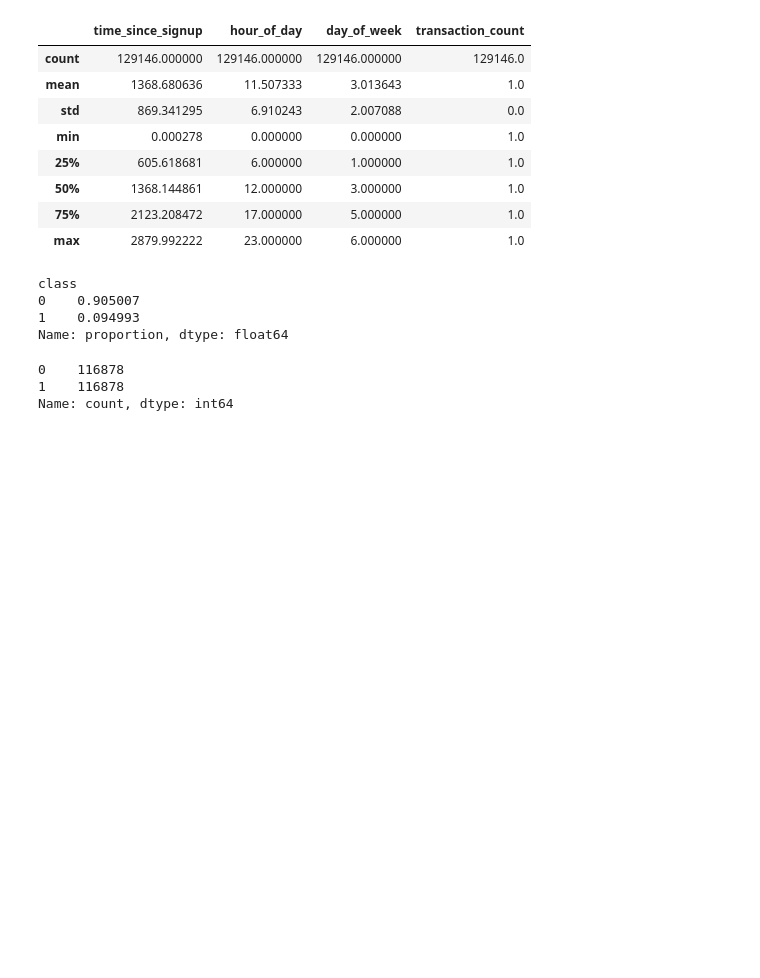
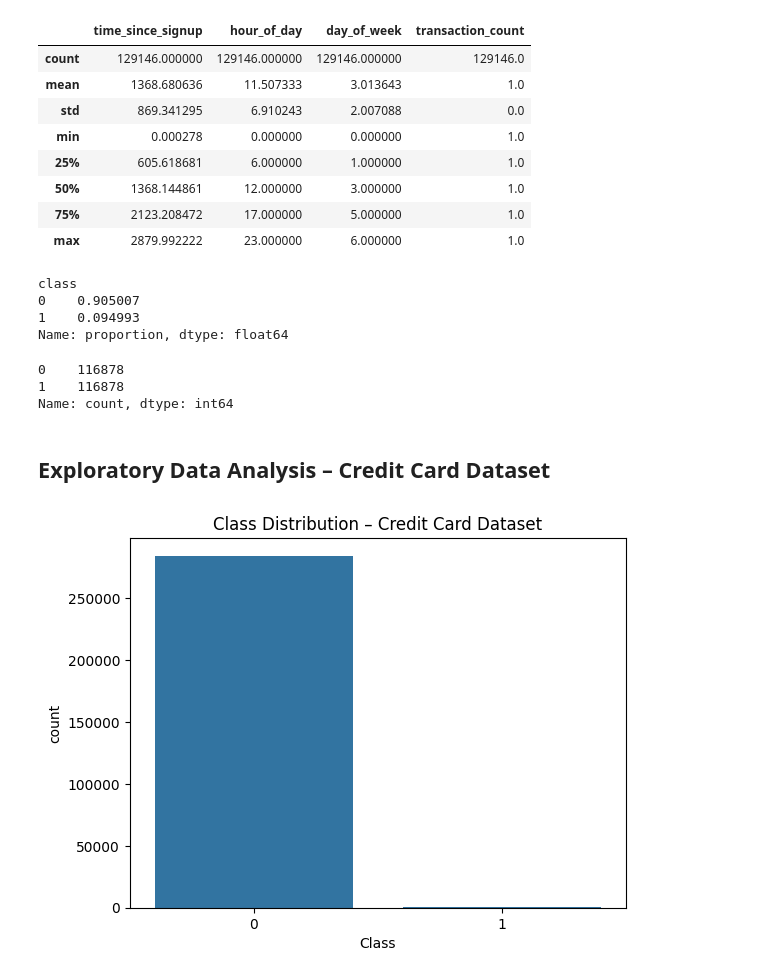
Before and after one commit to Josh747do/fraud-detection, a Jupyter notebook: notebooks/eda-fraud-data.ipynb, the cells around one changed output. Cells and saved outputs as stored; diff of their text form; code cells hidden in the pictures; blank space fills up the shorter version.

```diff
--- a/notebooks/eda-fraud-data.ipynb
+++ b/notebooks/eda-fraud-data.ipynb
@@ -284,3 +319,14 @@ pd.Series(y_resampled).value_counts()
 0    116878
 1    116878
 Name: count, dtype: int64
+# %% [markdown]
+## Exploratory Data Analysis – Credit Card Dataset
+# %%
+import seaborn as sns
+import matplotlib.pyplot as plt
+
+sns.countplot(x="Class", data=credit_df)
+plt.title("Class Distribution – Credit Card Dataset")
+plt.show()
+# %% [output]
+[figure, added]
```
Also changed, not shown: parts of 7 cells of this notebook.
